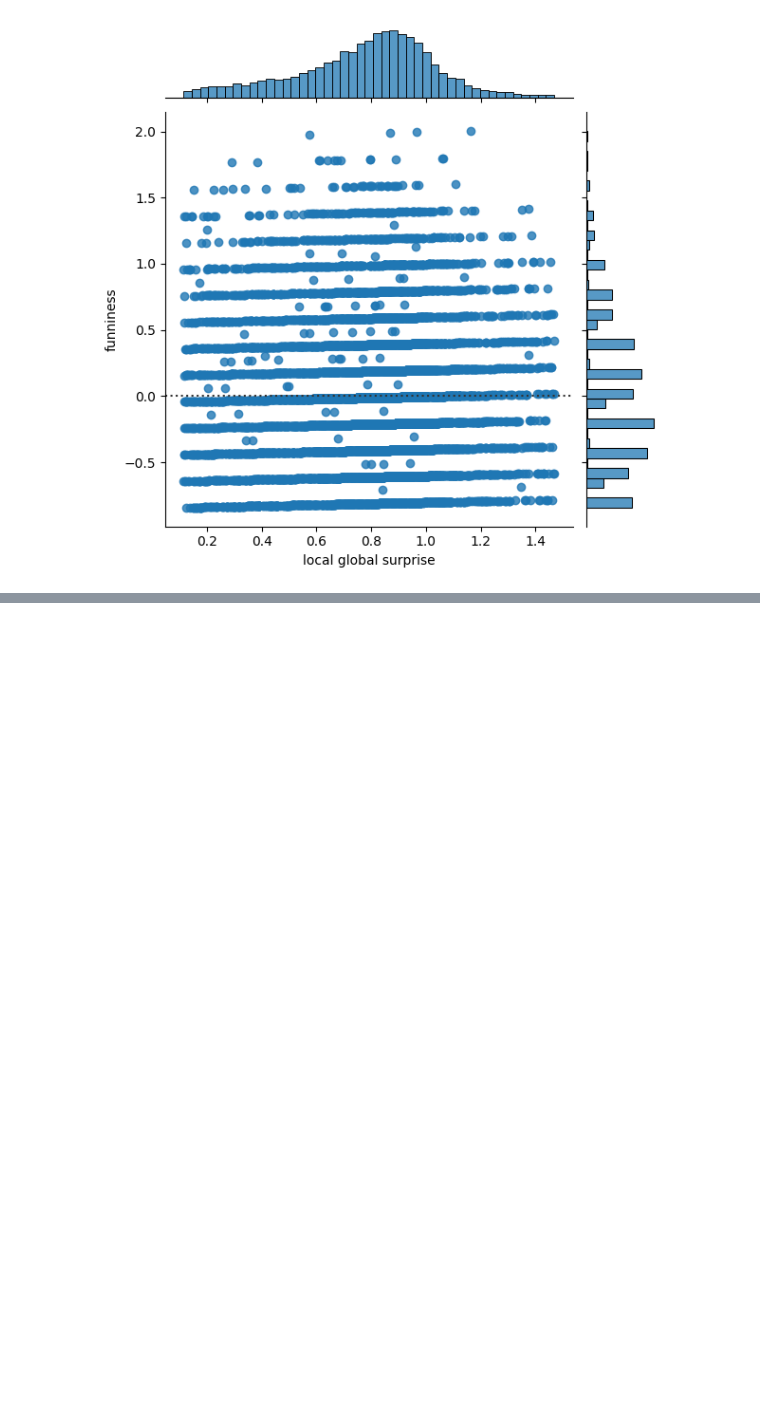
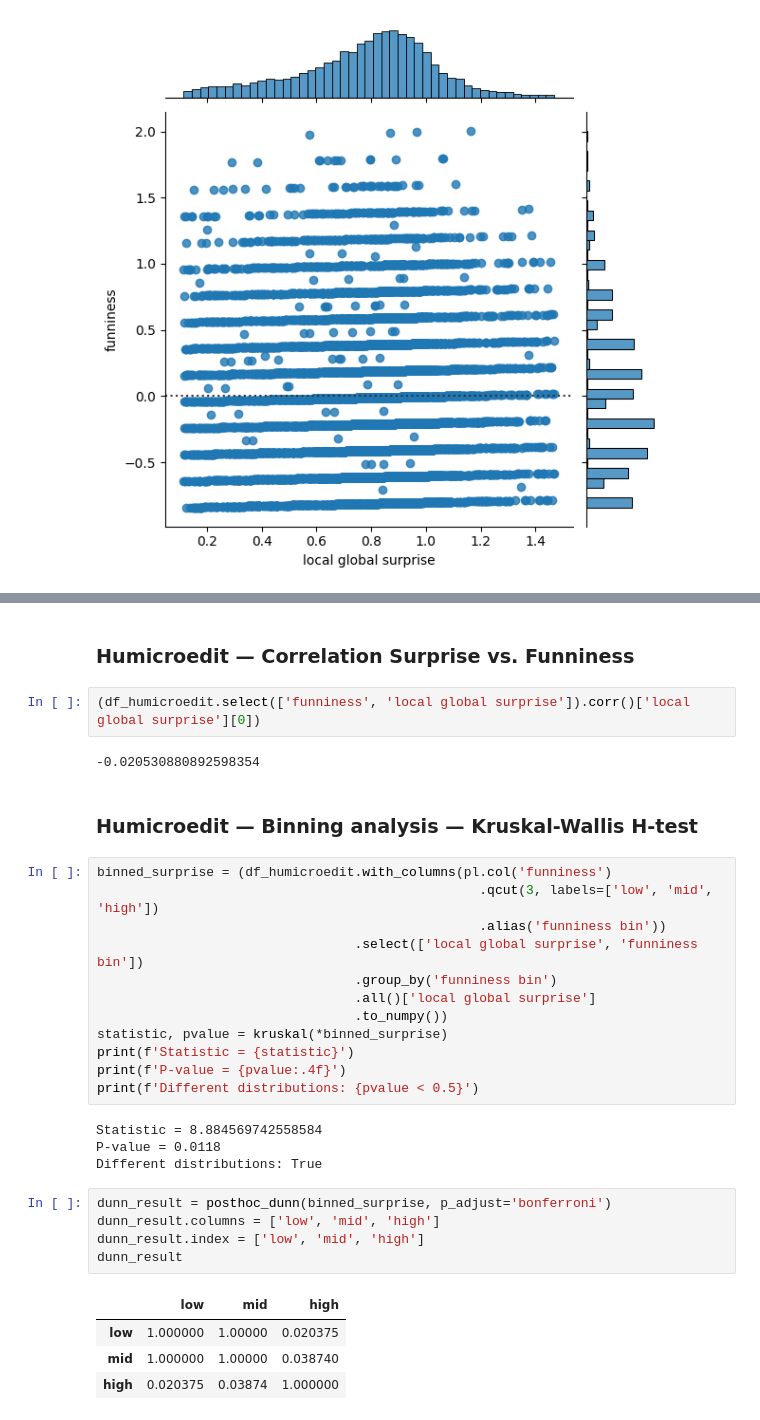
Before and after one commit to NLP-CISUC/Humetrix, a Jupyter notebook: scripts/analyses/analyze_surprise.ipynb, the cells around one changed output, grey strips where cells are left out. Saved outputs shown, nothing was run; the diff lists cells and outputs as text; blank space fills up the shorter version.

Commit message:
Add analysis of the Local-Global Surprise metric

```diff
--- a/scripts/analyses/analyze_surprise.ipynb
+++ b/scripts/analyses/analyze_surprise.ipynb
@@ -119,0 +135,34 @@ plt.savefig('../../results/img/humicroedit_surprise_funniness.pdf')
+# %% [markdown]
+### Humicroedit — Correlation Surprise vs. Funniness
+# %%
+(df_humicroedit.select(['funniness', 'local global surprise']).corr()['local global surprise'][0])
+# %% [output]
+-0.020530880892598354
+# %% [markdown]
+### Humicroedit — Binning analysis — Kruskal-Wallis H-test
+# %%
+binned_surprise = (df_humicroedit.with_columns(pl.col('funniness')
+                                                 .qcut(3, labels=['low', 'mid', 'high'])
+                                                 .alias('funniness bin'))
+                                 .select(['local global surprise', 'funniness bin'])
+                                 .group_by('funniness bin')
+                                 .all()['local global surprise']
+                                 .to_numpy())
+statistic, pvalue = kruskal(*binned_surprise)
+print(f'Statistic = {statistic}')
+print(f'P-value = {pvalue:.4f}')
+print(f'Different distributions: {pvalue < 0.5}')
+# %% [output]
+Statistic = 8.884569742558584
+P-value = 0.0118
+Different distributions: True
+# %%
+dunn_result = posthoc_dunn(binned_surprise, p_adjust='bonferroni')
+dunn_result.columns = ['low', 'mid', 'high']
+dunn_result.index = ['low', 'mid', 'high']
+dunn_result
+# %% [output]
+|  | low | mid | high |
+| low | 1.000000 | 1.00000 | 0.020375 |
+| mid | 1.000000 | 1.00000 | 0.038740 |
+| high | 0.020375 | 0.03874 | 1.000000 |
```
Also changed, not shown: parts of 5 cells of this notebook, 4 other files.
